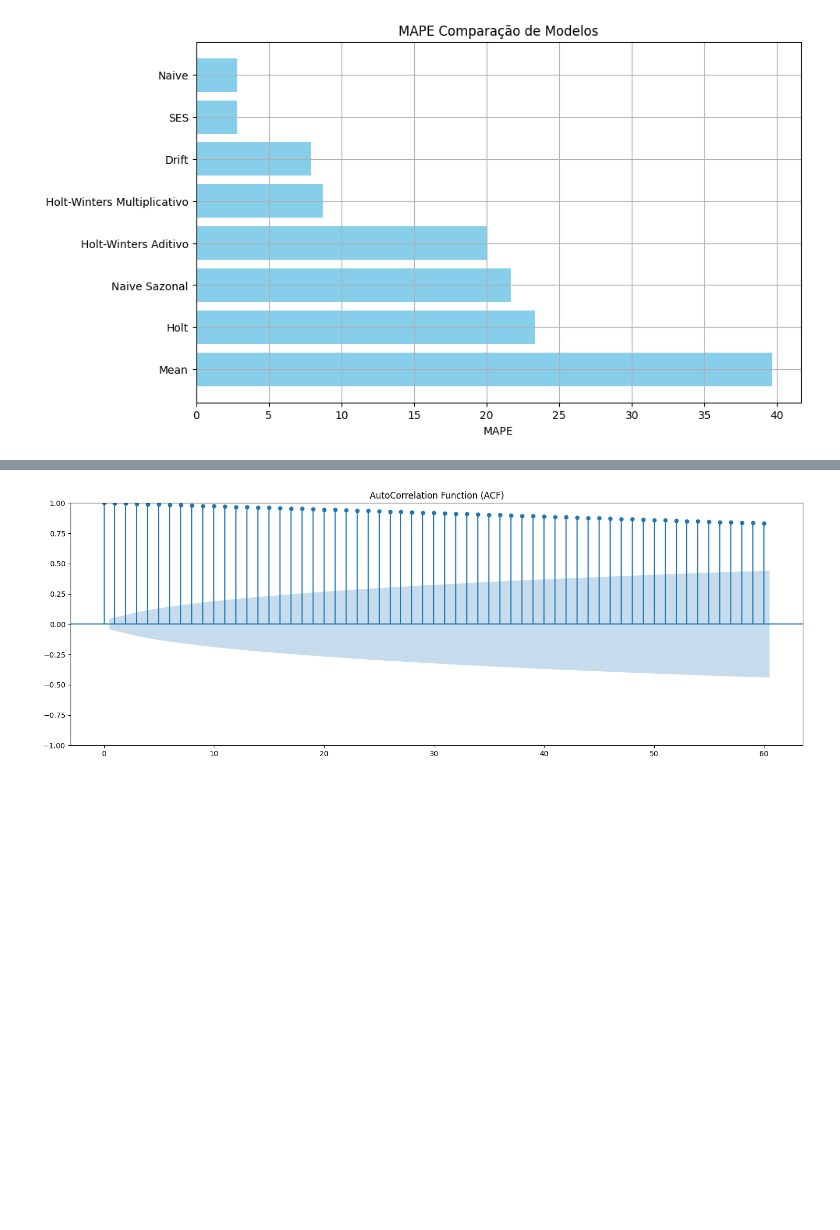
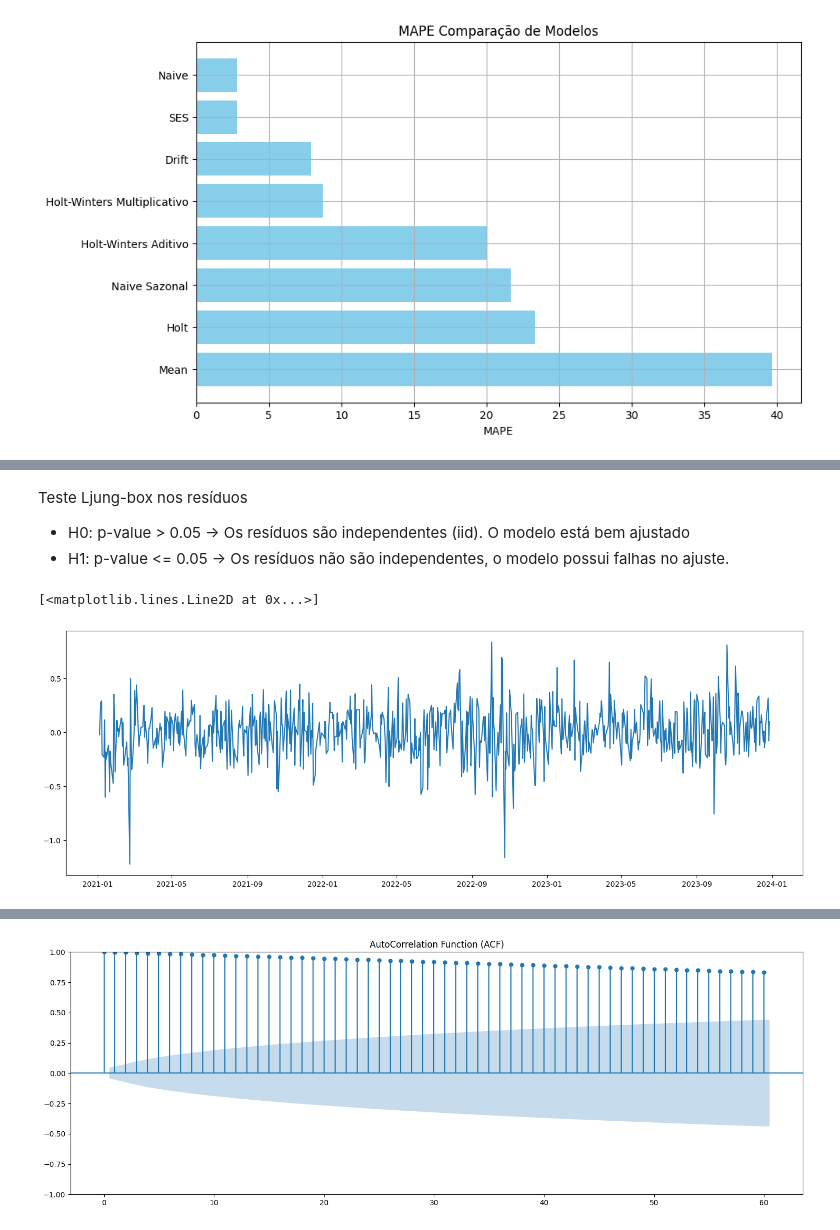
Before and after one commit to Botelho97/tcc-predict-stocks-models-comparison, a Jupyter notebook: models.ipynb, the cells around one changed output, grey strips where cells are left out. Drawn from its saved outputs; the diff is of its cells as text; code cells hidden in the pictures; blank space fills up the shorter version.

```diff
--- a/models.ipynb
+++ b/models.ipynb
@@ -475,0 +485,10 @@ plt.show()
+# %% [markdown]
+Teste Ljung-box nos resíduos
+
+- H0: p-value > 0.05 -> Os resíduos são independentes (iid). O modelo está bem ajustado
+- H1: p-value <= 0.05 -> Os resíduos não são independentes, o modelo possui falhas no ajuste.
+# %%
+plt.plot(hw_mult_model.resid)
+# %% [output]
+[<matplotlib.lines.Line2D at 0x...>]
+[figure, added]
```
Also changed, not shown: parts of 4 cells of this notebook.
